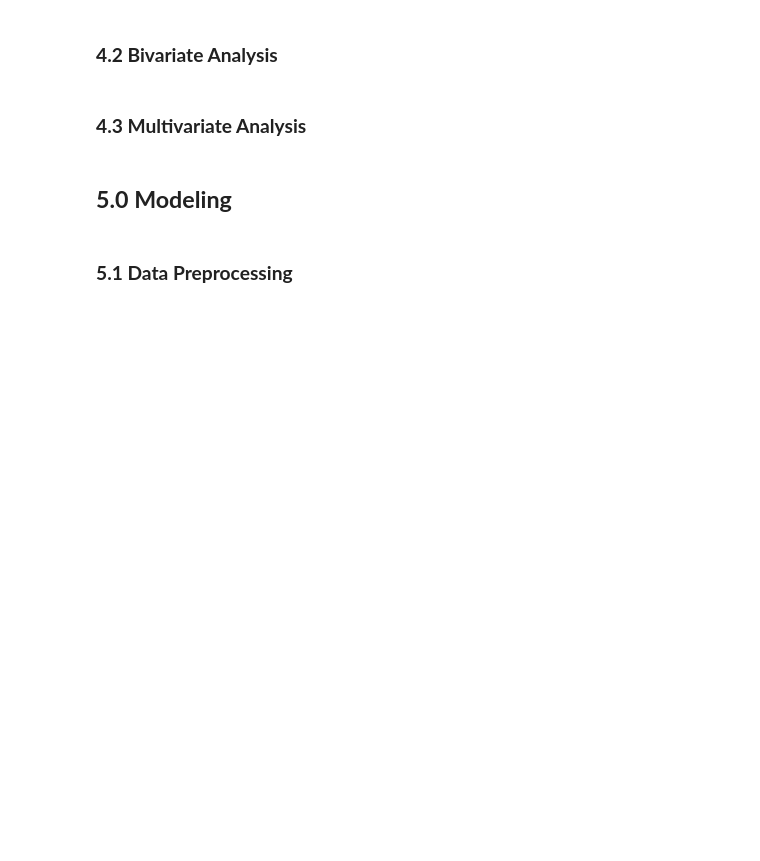
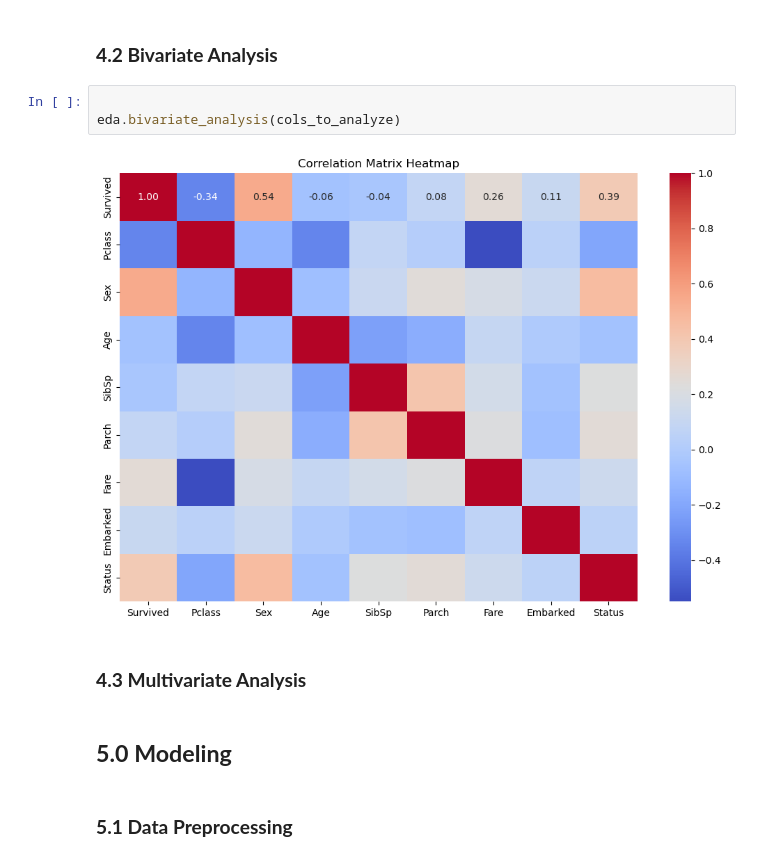
Before and after one commit to gregorymikuro/Titanic-Survival-Prediction-Machine-Learning-Project, a Jupyter notebook: titanic-survival-project-main.ipynb, the cells around one changed output. Saved outputs shown, nothing was run; the diff lists cells and outputs as text; blank space fills up the shorter version.

```diff
--- a/titanic-survival-project-main.ipynb
+++ b/titanic-survival-project-main.ipynb
@@ -229,5 +321,10 @@ Feature engineering complete!
 # %% [markdown]
 ### __4.2 Bivariate Analysis__
+# %%
+
+eda.bivariate_analysis(cols_to_analyze)
+# %% [output]
+[figure, added]
 # %% [markdown]
 ### __4.3 Multivariate Analysis__
 # %% [markdown]
```
Also changed, not shown: parts of 3 cells of this notebook.
